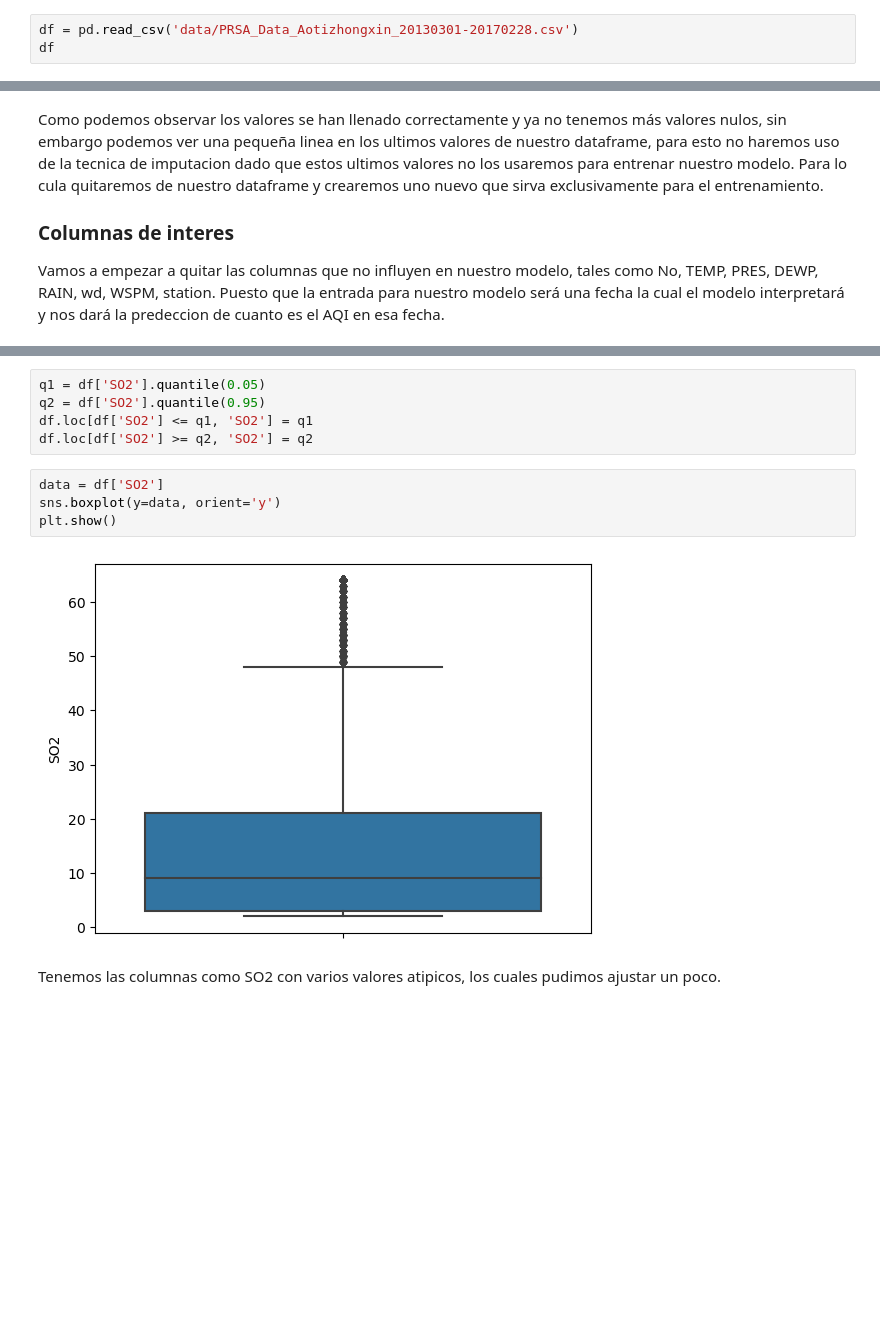
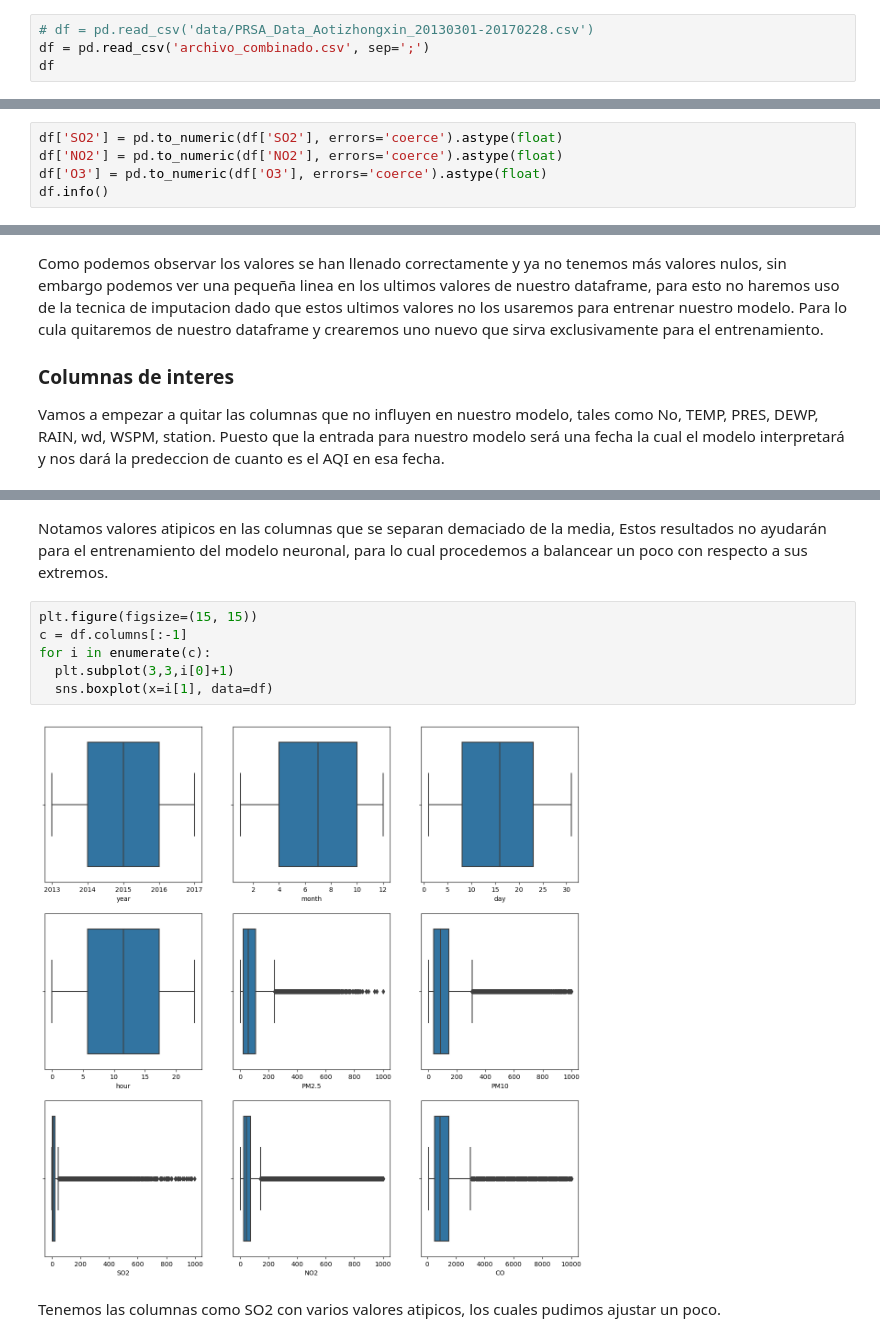
Before and after one commit to Rikardo816/Machine_Learning_2023A, a Jupyter notebook: proyects/Proyecto2/Proyecto2.ipynb, the cells around one changed output, grey strips where cells are left out. Saved outputs shown, nothing was run; the diff lists cells and outputs as text; blank space fills up the shorter version.

```diff
--- a/proyects/Proyecto2/Proyecto2.ipynb
+++ b/proyects/Proyecto2/Proyecto2.ipynb
@@ -47,5 +72,6 @@ from sklearn.impute import SimpleImputer
 # %%
-df = pd.read_csv('data/PRSA_Data_Aotizhongxin_20130301-20170228.csv')
+# df = pd.read_csv('data/PRSA_Data_Aotizhongxin_20130301-20170228.csv')
+df = pd.read_csv('archivo_combinado.csv', sep=';')
 df
 # %% [output]
 |  | No | year | month | day | hour | PM2.5 | PM10 | SO2 | NO2 | CO | O3 | ... |
@@ -83,0 +127,5 @@ memory usage: 4.8+ MB
+# %%
+df['SO2'] = pd.to_numeric(df['SO2'], errors='coerce').astype(float)
+df['NO2'] = pd.to_numeric(df['NO2'], errors='coerce').astype(float)
+df['O3'] = pd.to_numeric(df['O3'], errors='coerce').astype(float)
+df.info()
@@ -200,14 +242,13 @@ for i in enumerate(c):
-# %%
-q1 = df['SO2'].quantile(0.05)
-q2 = df['SO2'].quantile(0.95)
-df.loc[df['SO2'] <= q1, 'SO2'] = q1
-df.loc[df['SO2'] >= q2, 'SO2'] = q2
+# %% [markdown]
+Notamos valores atipicos en las columnas que se separan demaciado de la media, Estos resultados no ayudarán para el entrenamiento del modelo neuronal, para lo cual procedemos a balancear un poco con respecto a sus extremos.
 # %%
-data = df['SO2']
-sns.boxplot(y=data, orient='y')
-plt.show()
+plt.figure(figsize=(15, 15))
+c = df.columns[:-1]
+for i in enumerate(c):
+  plt.subplot(3,3,i[0]+1)
+  sns.boxplot(x=i[1], data=df)
 # %% [output]
-[figure, old version]
+[figure, new version]
 # %% [markdown]
 Tenemos las columnas como SO2 con varios valores atipicos, los cuales pudimos ajustar un poco.
 # %%
```
Also changed, not shown: parts of 43 cells of this notebook.
